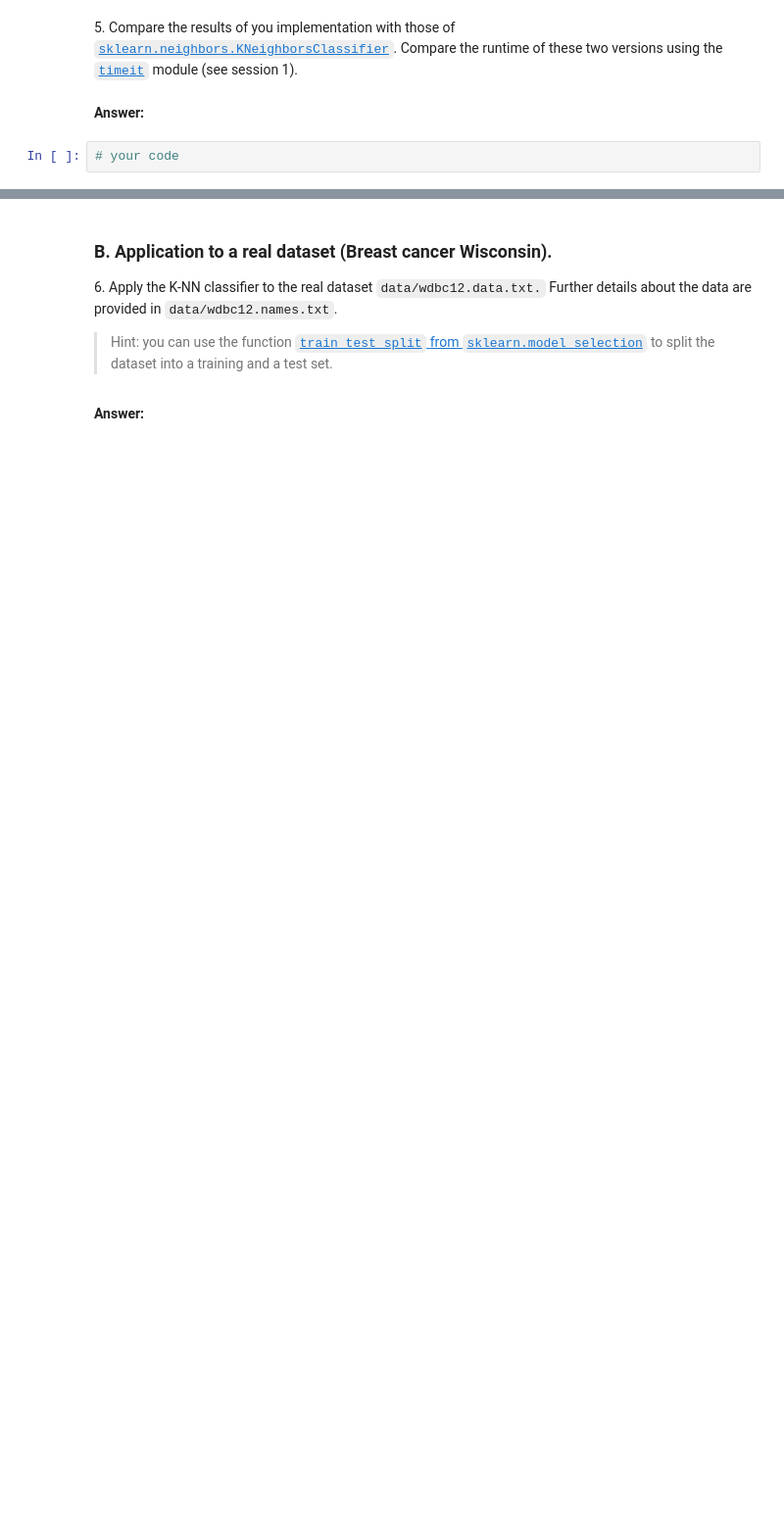
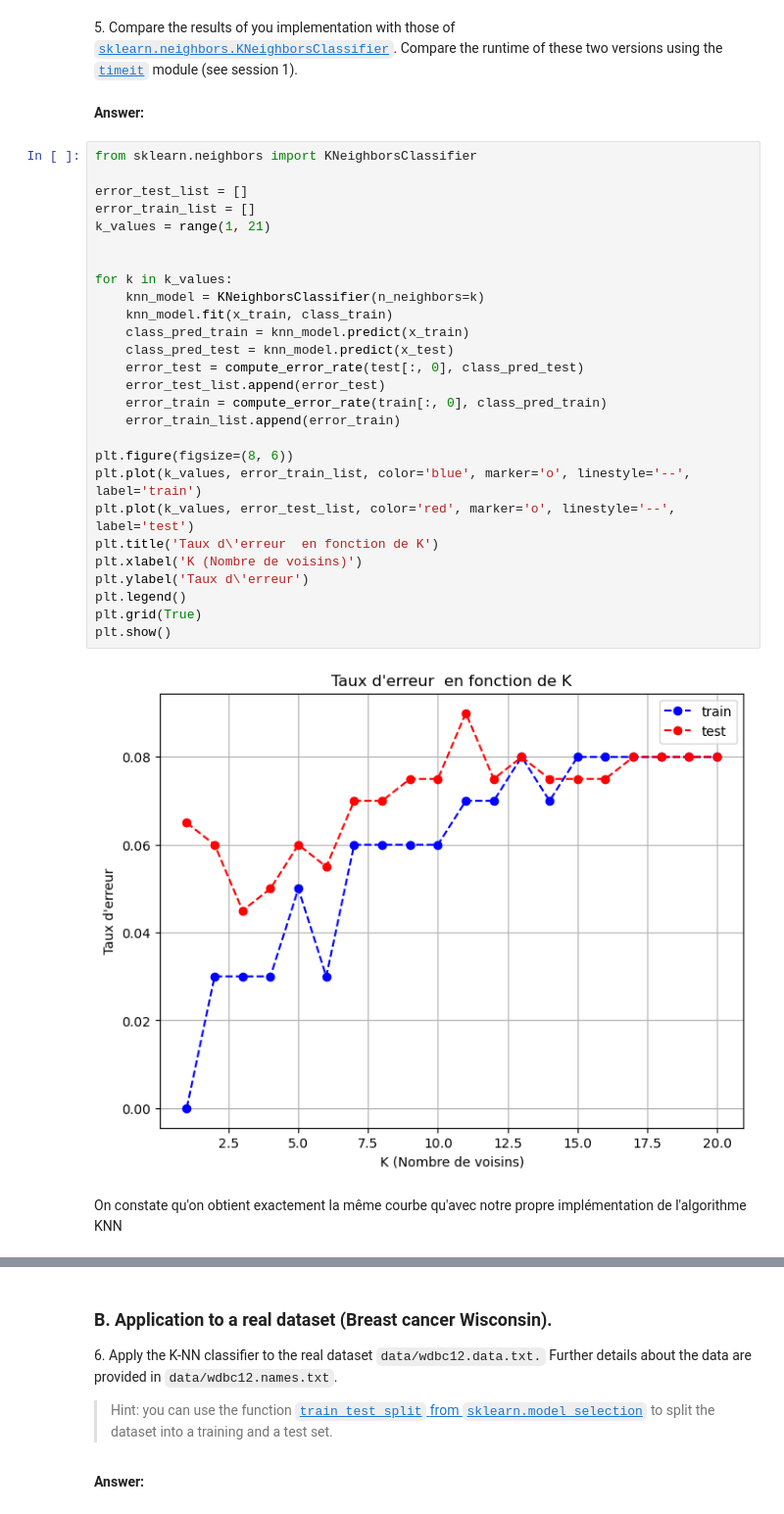
Before and after one commit to SerinaTraore/python_sdia, a Jupyter notebook: Labs/source/Lab4/lab4.ipynb, the cells around one changed output, grey strips where cells are left out. Shown: that part at 98% size. Drawn from its saved outputs; the diff is of its cells as text; blank space fills up the shorter version.

```diff
--- a/Labs/source/Lab4/lab4.ipynb
+++ b/Labs/source/Lab4/lab4.ipynb
@@ -154,5 +165,34 @@ np.argmin(error_test_list)
 5\. Compare the results of you implementation with those of [`sklearn.neighbors.KNeighborsClassifier`](https://scikit-learn.org/stable/modules/generated/sklearn.neighbors.KNeighborsClassifier.html?highlight=kneighborsclassifier#sklearn.neighbors.KNeighborsClassifier). Compare the runtime of these two versions using the [`timeit`](https://docs.python.org/3/library/timeit.html) module (see session 1).
 # %% [markdown]
 **Answer:**
-# %%
-# your code
+# %%
+from sklearn.neighbors import KNeighborsClassifier
+
+error_test_list = []
+error_train_list = []
+k_values = range(1, 21)
+
+
+for k in k_values:
+    knn_model = KNeighborsClassifier(n_neighbors=k)
+    knn_model.fit(x_train, class_train)
+    class_pred_train = knn_model.predict(x_train)
+    class_pred_test = knn_model.predict(x_test)
+    error_test = compute_error_rate(test[:, 0], class_pred_test)
+    error_test_list.append(error_test)
+    error_train = compute_error_rate(train[:, 0], class_pred_train)
+    error_train_list.append(error_train)
+
+plt.figure(figsize=(8, 6))
+plt.plot(k_values, error_train_list, color='blue', marker='o', linestyle='--', label='train')
+plt.plot(k_values, error_test_list, color='red', marker='o', linestyle='--', label='test')
+plt.title('Taux d\'erreur  en fonction de K')
+plt.xlabel('K (Nombre de voisins)')
+plt.ylabel('Taux d\'erreur')
+plt.legend()
+plt.grid(True)
+plt.show()
+# %% [output]
+[figure, added]
+# %% [markdown]
+On constate qu'on obtient exactement la même courbe qu'avec notre propre implémentation de l'algorithme KNN
```
Also changed, not shown: parts of 10 cells of this notebook, 1 other file.
